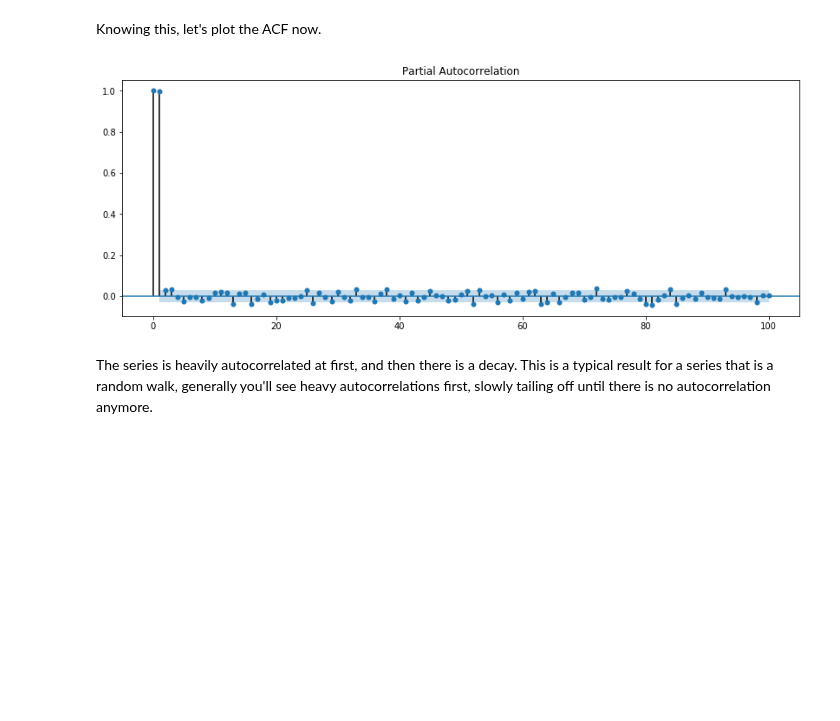
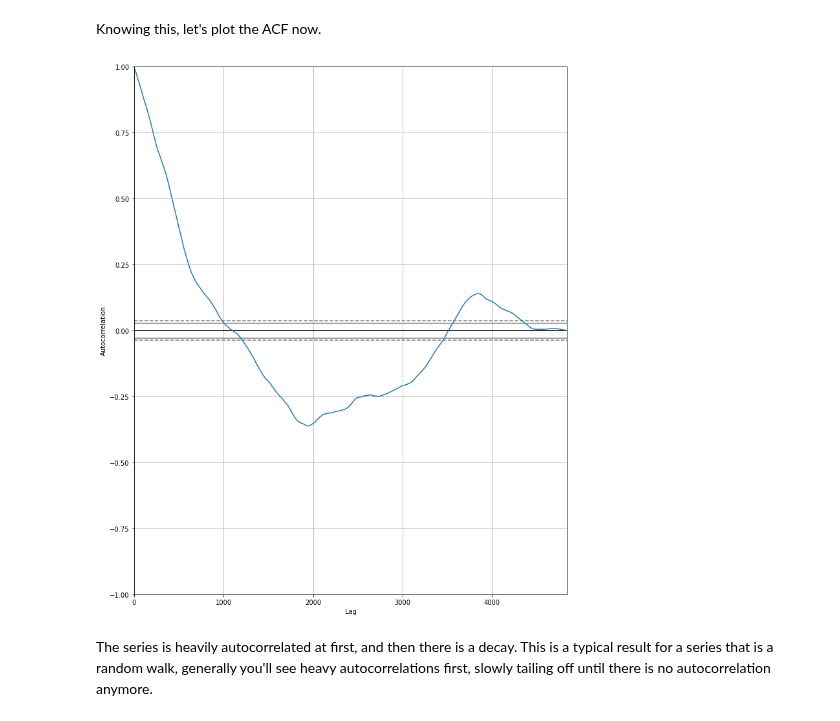
Before and after one commit to nkacoroski/dsc-3-26-05-correlation-and-autocorrelation-in-time-series-lab-seattle-ds-career-040119, a Jupyter notebook: index.ipynb, the cells around one changed output. Cells and saved outputs as stored; diff of their text form; code cells hidden in the pictures; blank space fills up the shorter version.

```diff
--- a/index.ipynb
+++ b/index.ipynb
@@ -108,9 +108,9 @@ High autocorrelation. Makes sense because they are random walk series, which hea
 Knowing this, let's plot the ACF now.
 # %%
 plt.figure(figsize=(12,15))
-pd.plotting.autocorrelation_plot
+pd.plotting.autocorrelation_plot(eur.dropna());
 # %% [output]
-[figure, old version]
+[figure, new version]
 # %% [markdown]
 The series is heavily autocorrelated at first, and then there is a decay. This is a typical result for a series that is a random walk, generally you'll see heavy autocorrelations first, slowly tailing off until there is no autocorrelation anymore.
 # %% [markdown]
```
